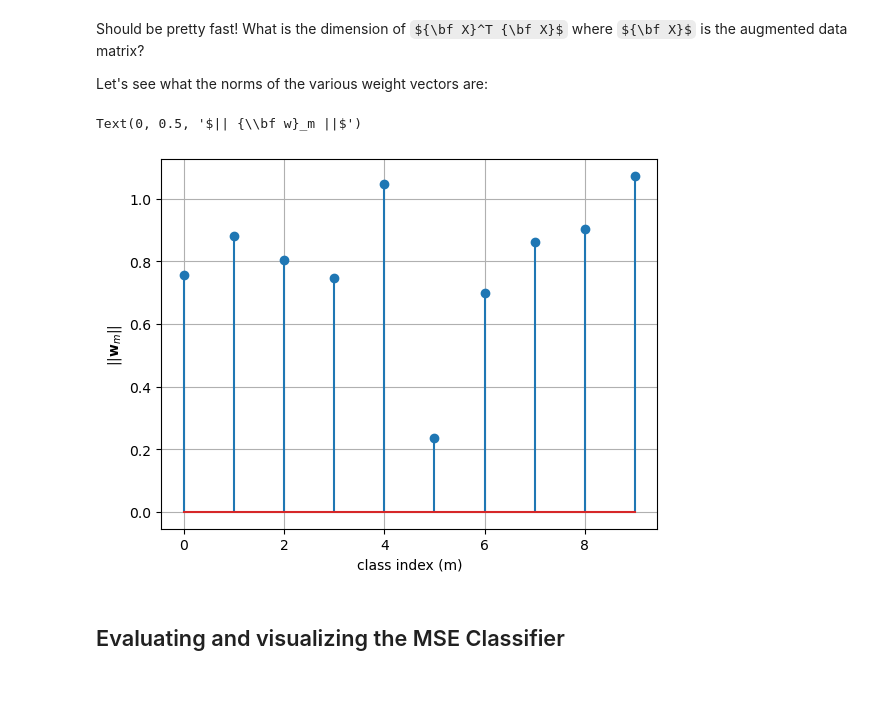
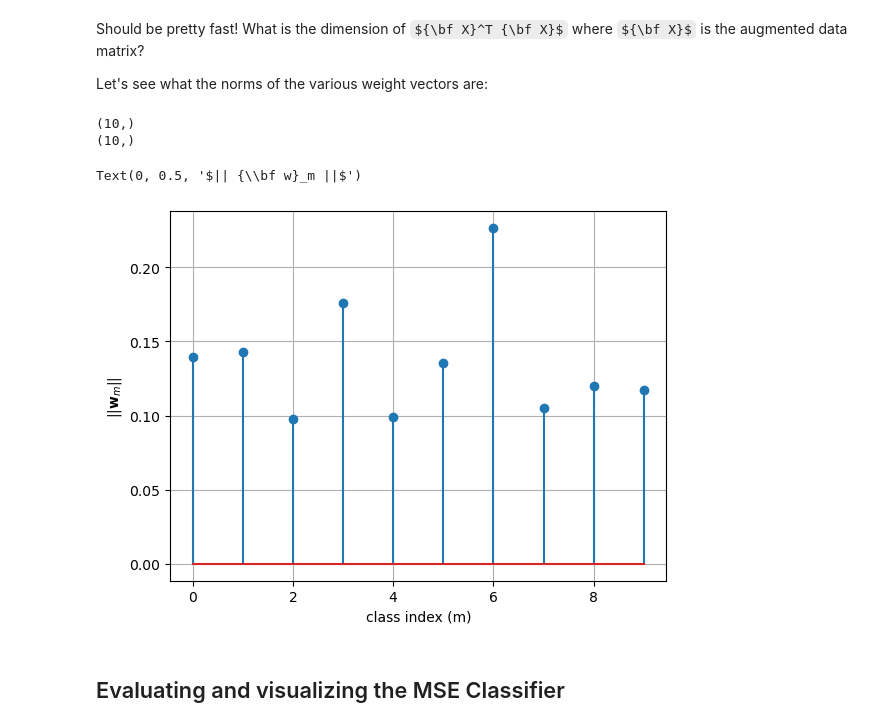
Before and after one commit to keithchugg/ee559_spring2023, a Jupyter notebook: lecture/mnist_multiclass_mse.ipynb, the cells around one changed output. Cells and saved outputs as stored; diff of their text form; code cells hidden in the pictures; some formulas as TeX source; blank space fills up the shorter version.

```diff
--- a/lecture/mnist_multiclass_mse.ipynb
+++ b/lecture/mnist_multiclass_mse.ipynb
@@ -13,7 +13,7 @@ from utils.previous_notebooks import load_MNIST_data
 ## Accessing and Inspecting the Data
 First, let's get a function to get the MNIST or FMNIST data.
 # %%
-USE_FASHION_MNIST = True
+USE_FASHION_MNIST = False
 
 x_train, y_train, x_test, y_test = load_MNIST_data('./data/', fashion=USE_FASHION_MNIST, quiet=False)
 
@@ -74,18 +74,29 @@ W_hat = np.linalg.lstsq(x_train_aug, Y, rcond=None)[0]
 Should be pretty fast!  What is the dimension of ${\bf X}^T {\bf X}$ where ${\bf X}$ is the augmented data matrix?
 
 Let's see what the norms of the various weight vectors are:
+# %%
+w_norms = np.linalg.norm(W_hat[1:], axis=0)
+w_norms2 = np.linalg.norm(W_hat, axis=0)
+
+print(w_norms.shape)
+print(w_norms2.shape)
+# %% [output]
+(10,)
+(10,)
 # %%
-w_norms = np.linalg.norm(W_hat, axis=0)
+# w_norms = np.linalg.norm(W_hat, axis=0)
+w_norms = np.linalg.norm(W_hat[1:], axis=0)
+
 C = W_hat.shape[1]
 
 plt.figure()
 plt.stem(np.arange(C), w_norms)
 plt.grid(':')
 plt.xlabel('class index (m)')
 plt.ylabel(r'$|| {\bf w}_m ||$')
 # %% [output]
 Text(0, 0.5, '$|| {\\bf w}_m ||$')
-[figure, old version]
+[figure, new version]
 # %% [markdown]
 ## Evaluating and visualizing the MSE Classifier
 # %% [markdown]
```
Also changed, not shown: parts of 4 cells of this notebook, 3 other files.
